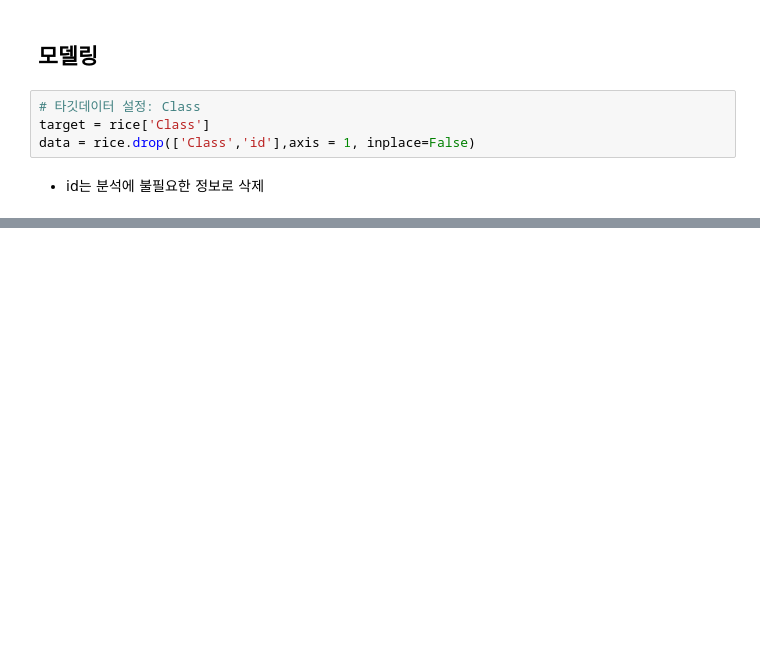
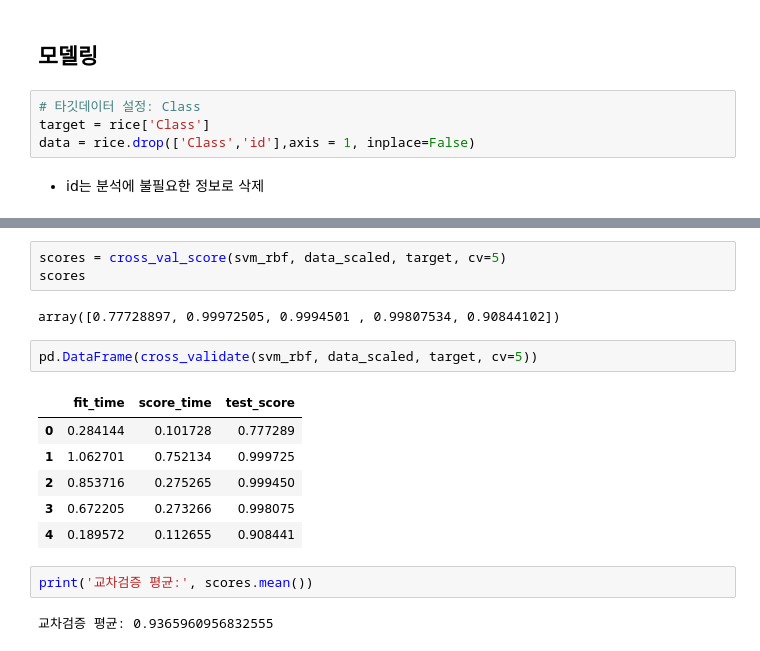
Before and after one commit to SungaHwang/ML_practice, a Jupyter notebook: SVM_RiceTypeClassification.ipynb, the cells around one changed output, grey strips where cells are left out. Cells and saved outputs as stored; diff of their text form; blank space fills up the shorter version.

```diff
--- a/SVM_RiceTypeClassification.ipynb
+++ b/SVM_RiceTypeClassification.ipynb
@@ -155,0 +262,18 @@ StandardScaler()
+# %%
+scores = cross_val_score(svm_rbf, data_scaled, target, cv=5)
+scores
+# %% [output]
+array([0.77728897, 0.99972505, 0.9994501 , 0.99807534, 0.90844102])
+# %%
+pd.DataFrame(cross_validate(svm_rbf, data_scaled, target, cv=5))
+# %% [output]
+|  | fit_time | score_time | test_score |
+| 0 | 0.284144 | 0.101728 | 0.777289 |
+| 1 | 1.062701 | 0.752134 | 0.999725 |
+| 2 | 0.853716 | 0.275265 | 0.999450 |
+| 3 | 0.672205 | 0.273266 | 0.998075 |
+| 4 | 0.189572 | 0.112655 | 0.908441 |
+# %%
+print('교차검증 평균:', scores.mean())
+# %% [output]
+교차검증 평균: 0.9365960956832555
```
Also changed, not shown: parts of 25 cells of this notebook.
